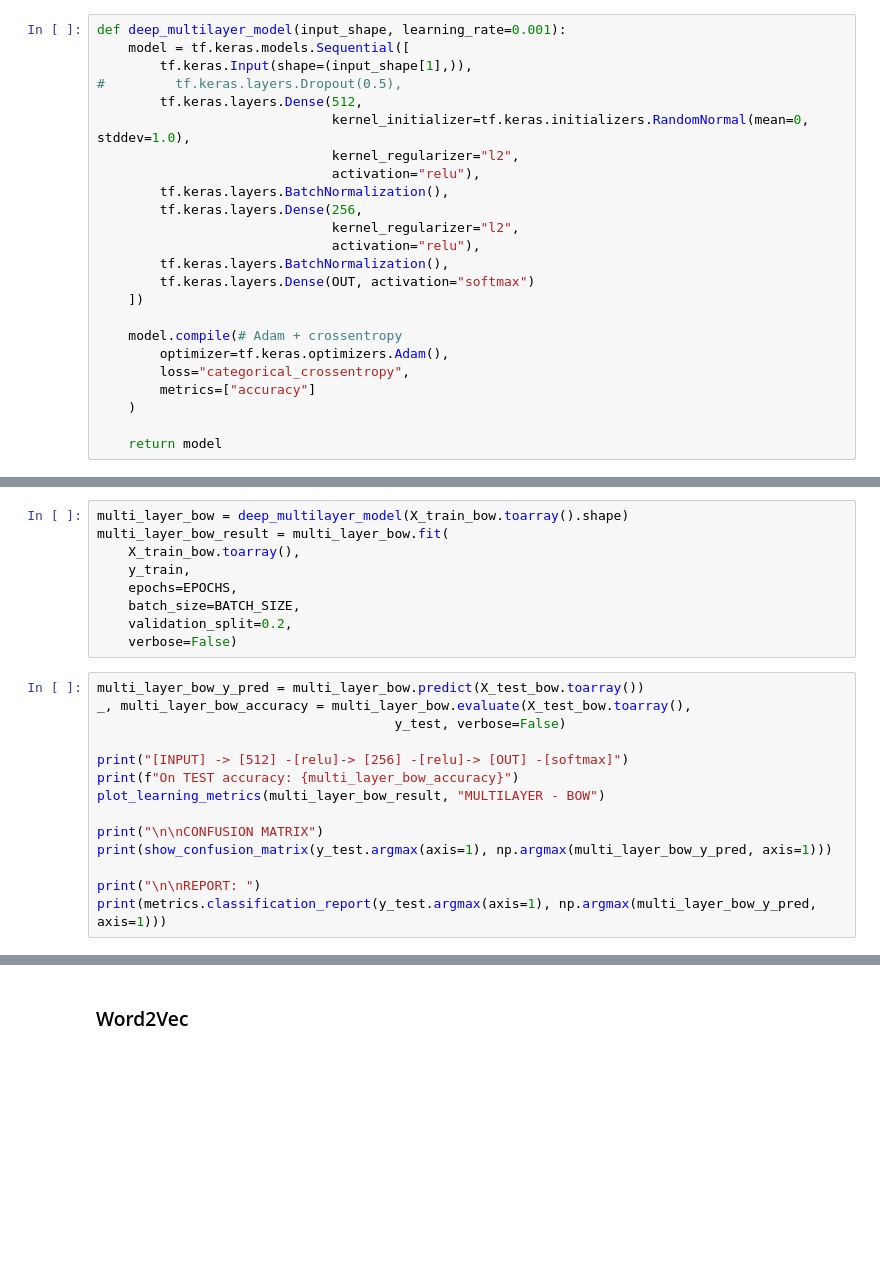
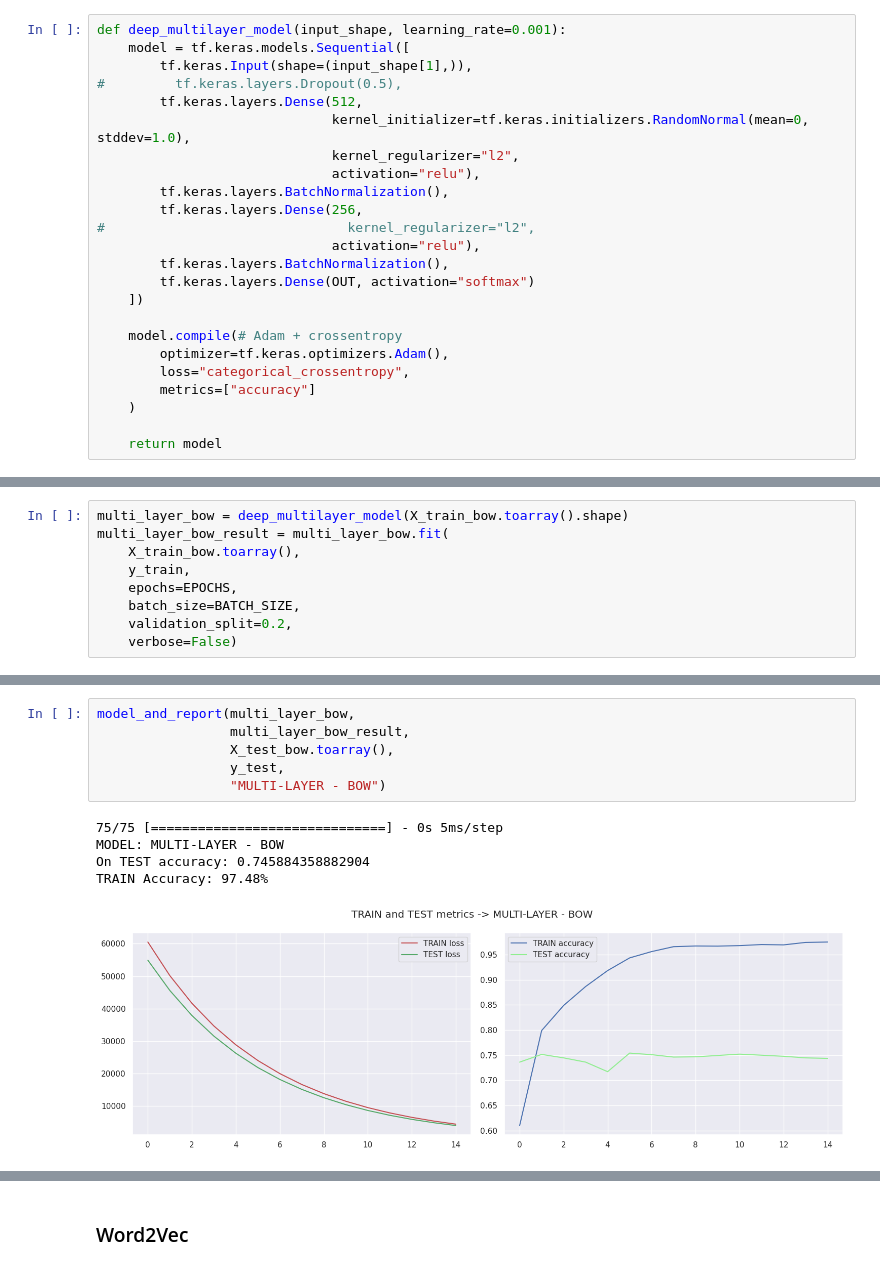
Before and after one commit to vegura/master_degree_work, a Jupyter notebook: Master degree work.ipynb, the cells around one changed output, grey strips where cells are left out. Drawn from its saved outputs; the diff is of its cells as text; blank space fills up the shorter version.

Commit message:
Model improvement

```diff
--- a/Master degree work.ipynb
+++ b/Master degree work.ipynb
@@ -1189,7 +1191,7 @@ def deep_multilayer_model(input_shape, learning_rate=0.001):
                               activation="relu"),
         tf.keras.layers.BatchNormalization(),
         tf.keras.layers.Dense(256,
-                              kernel_regularizer="l2",
+#                               kernel_regularizer="l2",
                               activation="relu"),
         tf.keras.layers.BatchNormalization(),
         tf.keras.layers.Dense(OUT, activation="softmax")
@@ -1213,17 +1215,3 @@ multi_layer_bow_result = multi_layer_bow.fit(
     batch_size=BATCH_SIZE,
     validation_split=0.2,
     verbose=False)
-# %%
-multi_layer_bow_y_pred = multi_layer_bow.predict(X_test_bow.toarray())
-_, multi_layer_bow_accuracy = multi_layer_bow.evaluate(X_test_bow.toarray(),
-                                      y_test, verbose=False)
-
-print("[INPUT] -> [512] -[relu]-> [256] -[relu]-> [OUT] -[softmax]")
-print(f"On TEST accuracy: {multi_layer_bow_accuracy}")
-plot_learning_metrics(multi_layer_bow_result, "MULTILAYER - BOW")
-
-print("\n\nCONFUSION MATRIX")
-print(show_confusion_matrix(y_test.argmax(axis=1), np.argmax(multi_layer_bow_y_pred, axis=1)))
-
-print("\n\nREPORT: ")
-print(metrics.classification_report(y_test.argmax(axis=1), np.argmax(multi_layer_bow_y_pred, axis=1)))
@@ -1253,0 +1218,12 @@ weighted avg       0.72      0.76      0.72      2369
+# %%
+model_and_report(multi_layer_bow,
+                 multi_layer_bow_result,
+                 X_test_bow.toarray(),
+                 y_test,
+                 "MULTI-LAYER - BOW")
+# %% [output]
+75/75 [==============================] - 0s 5ms/step
+MODEL: MULTI-LAYER - BOW
+On TEST accuracy: 0.745884358882904
+TRAIN Accuracy: 97.48%
+[figure, added]
```
Also changed, not shown: parts of 101 cells of this notebook.
